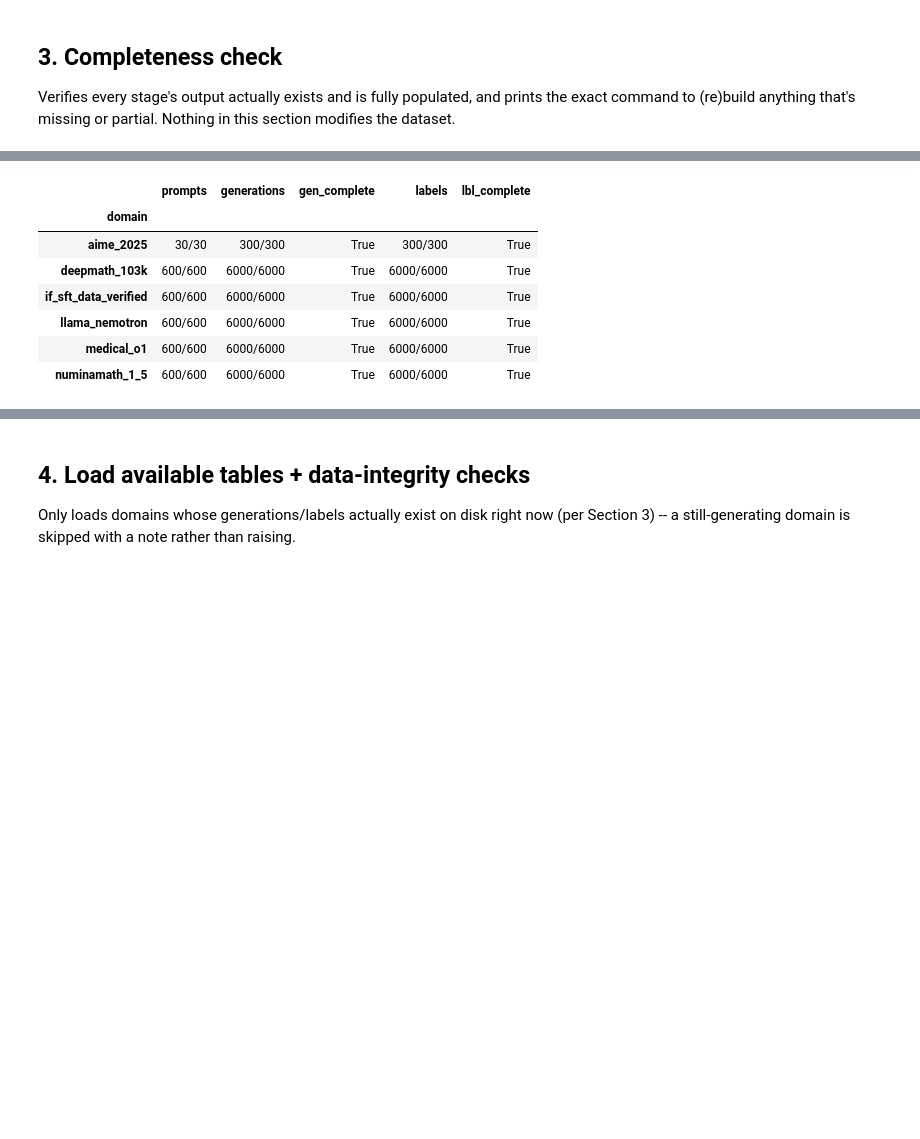
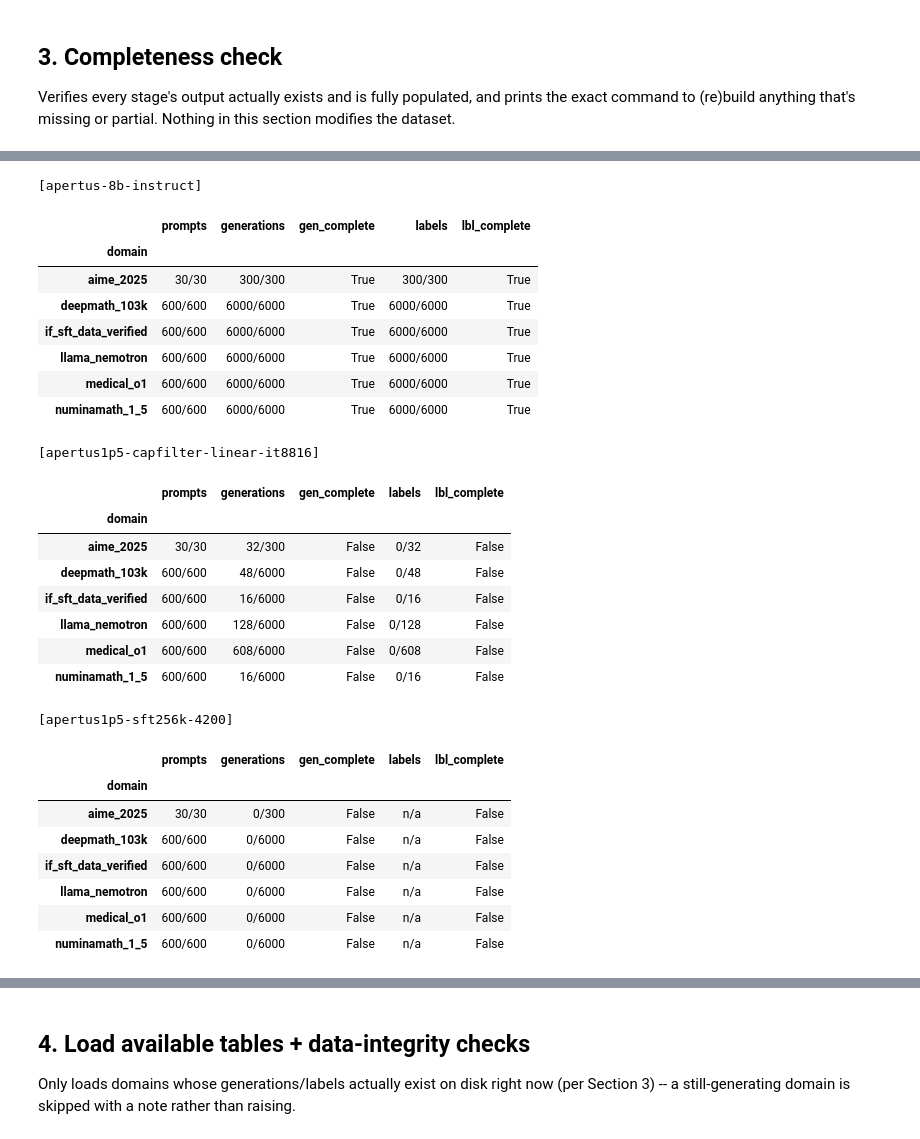
Before and after one commit to swiss-ai/degeneration-probe, a Jupyter notebook: notebooks/inspect_dataset.ipynb, the cells around one changed output, grey strips where cells are left out. Saved outputs shown, nothing was run; the diff lists cells and outputs as text; code cells hidden in the pictures; blank space fills up the shorter version.

```diff
--- a/notebooks/inspect_dataset.ipynb
+++ b/notebooks/inspect_dataset.ipynb
@@ -309,43 +409,66 @@ if not (prompts_ok and splits_ok):
 # %%
-n_rollouts = config.n_rollouts_per_prompt
+for tag, d in ds.items():
+    config = d["config"]
+    n_rollouts = config.n_rollouts_per_prompt
 
-actual_prompt_counts = (
-    pd.read_parquet(paths.prompts_path(config))["domain"].value_counts().to_dict()
-    if prompts_ok else {}
-)
+    actual_prompt_counts = (
+        pd.read_parquet(paths.prompts_path(config))["domain"].value_counts().to_dict()
+        if d["prompts_ok"] else {}
+    )
 
-rows = []
-for domain in DOMAINS:
-    expected_prompts = _expected_prompt_count(config, domain)
-    actual_prompts = actual_prompt_counts.get(domain, 0)
-    expected_rows = actual_prompts * n_rollouts
+    rows = []
+    for domain in d["DOMAINS"]:
+        expected_prompts = _expected_prompt_count(config, domain)
+        actual_prompts = actual_prompt_counts.get(domain, 0)
+        expected_rows = actual_prompts * n_rollouts
 
-    gen_path = paths.generations_shard_path(config, domain, 0)
-    gen_rows = len(pd.read_parquet(gen_path)) if gen_path.exists() else 0
-    gen_complete = expected_rows > 0 and gen_rows >= expected_rows
+        gen_path = paths.generations_shard_path(config, domain, 0)
+        gen_rows = len(pd.read_parquet(gen_path)) if gen_path.exists() else 0
+        gen_complete = expected_rows > 0 and gen_rows >= expected_rows
 
-    lbl_path = paths.labels_shard_path(config, domain, 0)
-    lbl_rows = len(pd.read_parquet(lbl_path)) if lbl_path.exists() else 0
-    lbl_complete = gen_rows > 0 and lbl_rows >= gen_rows
+        lbl_path = paths.labels_shard_path(config, domain, 0)
+        lbl_rows = len(pd.read_parquet(lbl_path)) if lbl_path.exists() else 0
+        lbl_complete = gen_rows > 0 and lbl_rows >= gen_rows
 
-    rows.append({
-        "domain": domain,
-        "prompts": f"{actual_prompts}/{expected_prompts}",
-        "generations": f"{gen_rows}/{expected_rows}" if expected_rows else "n/a",
-        "gen_complete": gen_complete,
-        "labels": f"{lbl_rows}/{gen_rows}" if gen_rows else "n/a",
-        "lbl_complete": lbl_complete,
-    })
+        rows.append({
+            "domain": domain,
+            "prompts": f"{actual_prompts}/{expected_prompts}",
+            "generations": f"{gen_rows}/{expected_rows}" if expected_rows else "n/a",
+            "gen_complete": gen_complete,
+            "labels": f"{lbl_rows}/{gen_rows}" if gen_rows else "n/a",
+            "lbl_complete": lbl_complete,
+        })
 
-completeness_df = pd.DataFrame(rows).set_index("domain")
-completeness_df
+    d["rows"] = rows
+    d["completeness_df"] = pd.DataFrame(rows).set_index("domain")
+    print(f"[{tag}]")
+    display(d["completeness_df"])
 # %% [output]
+[apertus-8b-instruct]
 |  | prompts | generations | gen_complete | labels | lbl_complete |
 | domain |  |  |  |  |  |
 | aime_2025 | 30/30 | 300/300 | True | 300/300 | True |
 | deepmath_103k | 600/600 | 6000/6000 | True | 6000/6000 | True |
 | if_sft_data_verified | 600/600 | 6000/6000 | True | 6000/6000 | True |
 | llama_nemotron | 600/600 | 6000/6000 | True | 6000/6000 | True |
 | medical_o1 | 600/600 | 6000/6000 | True | 6000/6000 | True |
 | numinamath_1_5 | 600/600 | 6000/6000 | True | 6000/6000 | True |
+[apertus1p5-capfilter-linear-it8816]
+|  | prompts | generations | gen_complete | labels | lbl_complete |
+| domain |  |  |  |  |  |
+| aime_2025 | 30/30 | 32/300 | False | 0/32 | False |
+| deepmath_103k | 600/600 | 48/6000 | False | 0/48 | False |
+| if_sft_data_verified | 600/600 | 16/6000 | False | 0/16 | False |
+| llama_nemotron | 600/600 | 128/6000 | False | 0/128 | False |
+| medical_o1 | 600/600 | 608/6000 | False | 0/608 | False |
+| numinamath_1_5 | 600/600 | 16/6000 | False | 0/16 | False |
+[apertus1p5-sft256k-4200]
+|  | prompts | generations | gen_complete | labels | lbl_complete |
+| domain |  |  |  |  |  |
+| aime_2025 | 30/30 | 0/300 | False | n/a | False |
+| deepmath_103k | 600/600 | 0/6000 | False | n/a | False |
+| if_sft_data_verified | 600/600 | 0/6000 | False | n/a | False |
+| llama_nemotron | 600/600 | 0/6000 | False | n/a | False |
+| medical_o1 | 600/600 | 0/6000 | False | n/a | False |
+| numinamath_1_5 | 600/600 | 0/6000 | False | n/a | False |
 # %%
```
Also changed, not shown: parts of 21 cells of this notebook.
